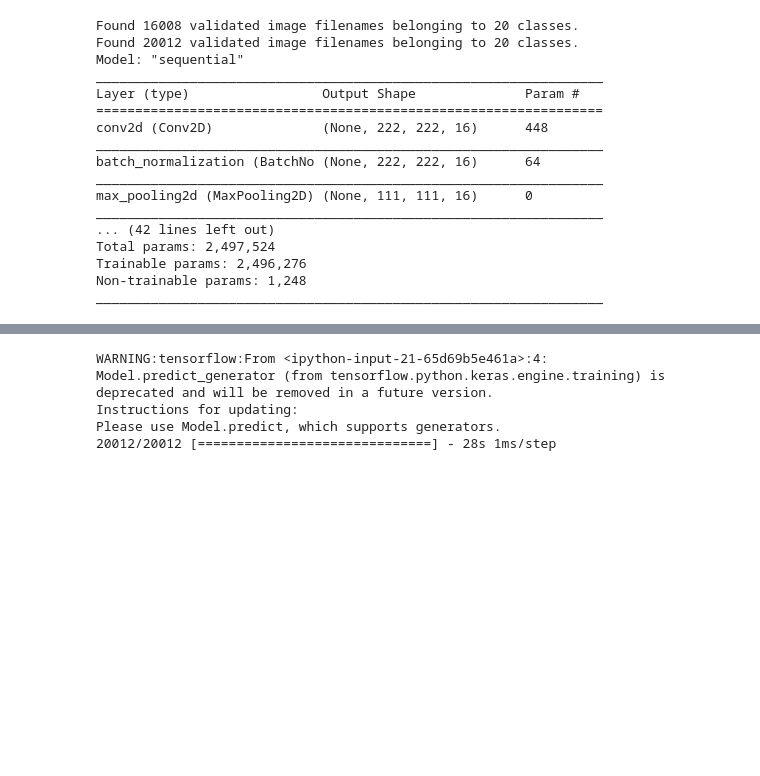
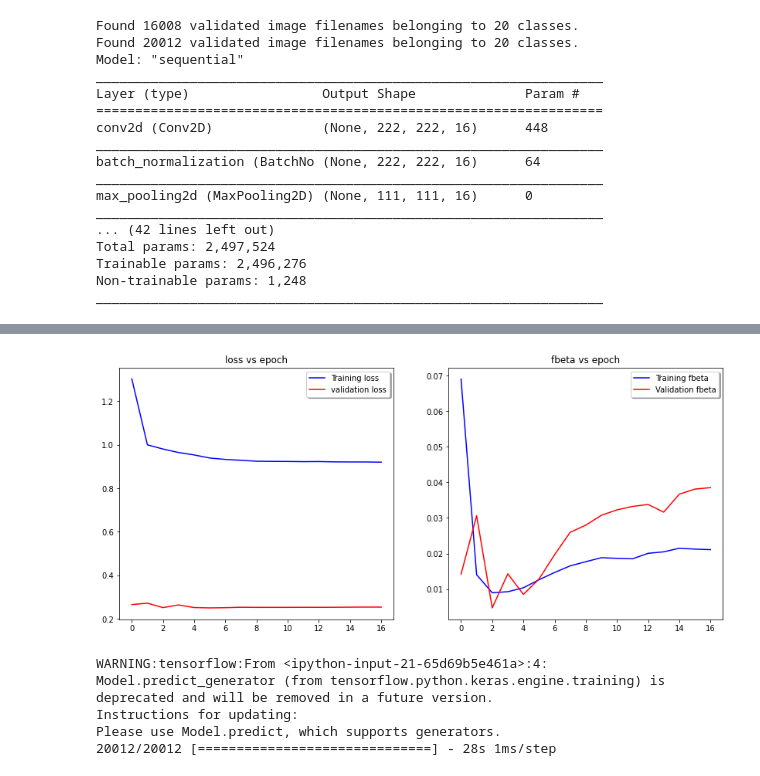
Before and after one commit to geovog/Judge_a_movie_by_its_cover, a Jupyter notebook: Cnn-LSTMT_models.ipynb, the cells around one changed output, grey strips where cells are left out. Cells and saved outputs as stored; diff of their text form; code cells hidden in the pictures; blank space fills up the shorter version.

```diff
--- a/Cnn-LSTMT_models.ipynb
+++ b/Cnn-LSTMT_models.ipynb
@@ -445,6 +445,10 @@ def plotLearningCurves(history):
     ax[1].plot(history.epoch, history.history['val_fbeta'], color='r',label="Validation fbeta")
     ax[1].legend(loc='best', shadow=True)
     ax[1].set_title('fbeta vs epoch')
+# %%
+plotLearningCurves(history)
+# %% [output]
+[figure, added]
 # %%
 img_iter_test.reset()
 pred=model.predict_generator(img_iter_test,
```
Also changed, not shown: parts of 12 cells of this notebook.
